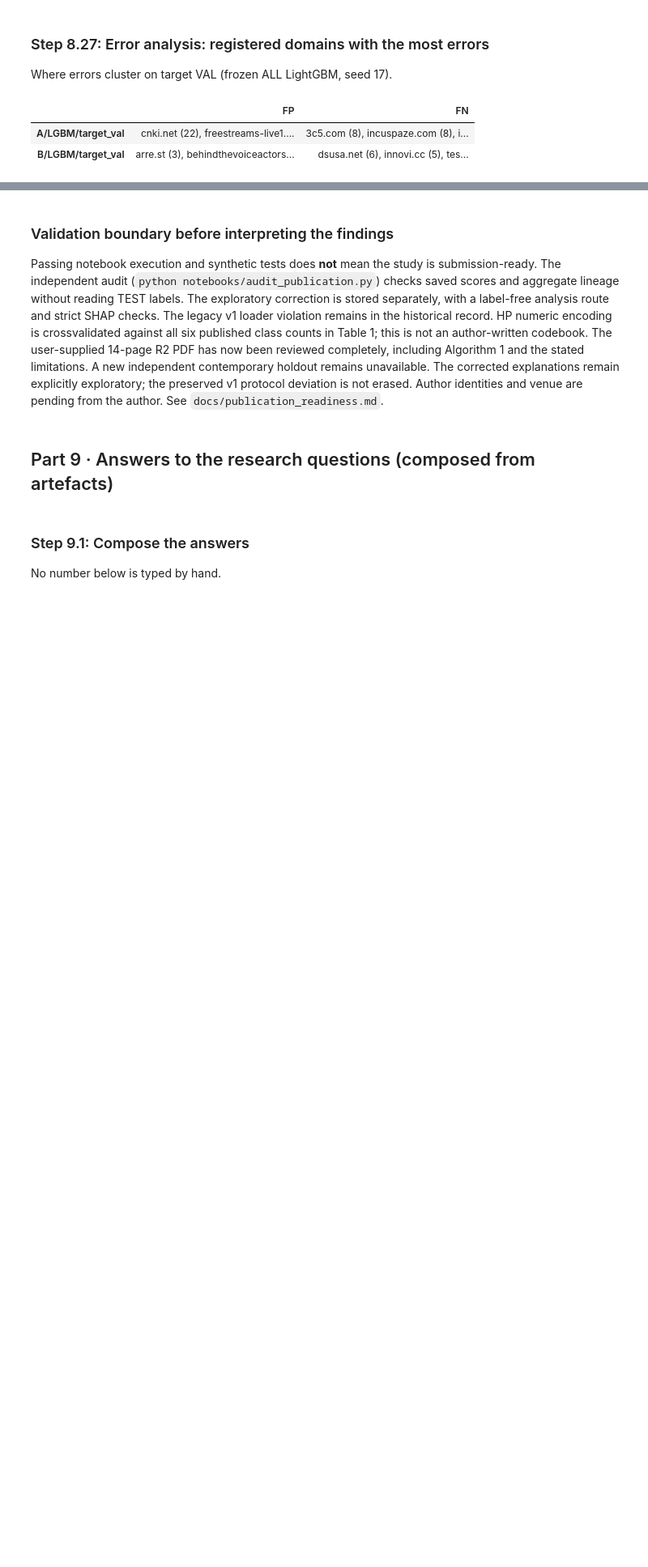
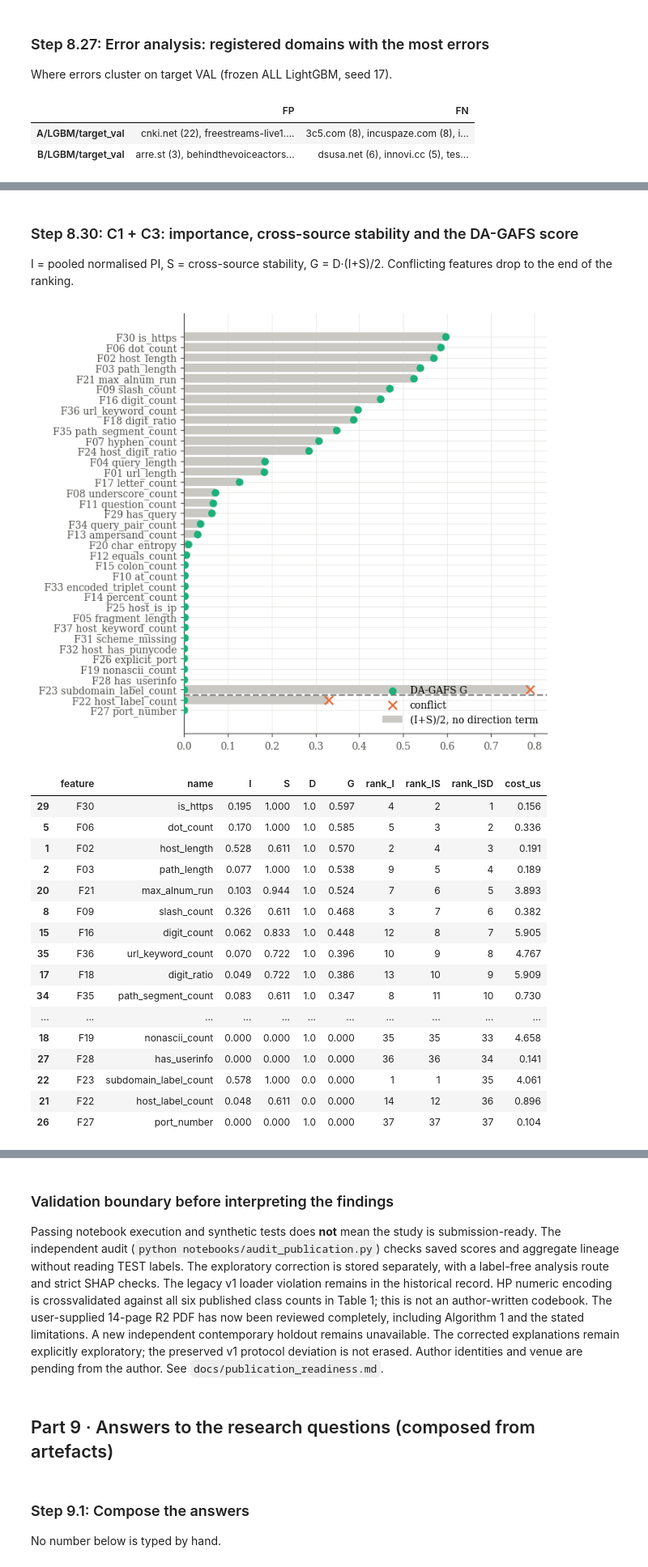
Before and after one commit to Athraynmhd/phishing-url-generalization, a Jupyter notebook: notebooks/phishing_research_pipeline.ipynb, the cells around one changed output, grey strips where cells are left out. Shown at 81% size. Cells and saved outputs as stored; diff of their text form; code cells hidden in the pictures; blank space fills up the shorter version.

```diff
--- a/notebooks/phishing_research_pipeline.ipynb
+++ b/notebooks/phishing_research_pipeline.ipynb
@@ -1114,0 +1141,7 @@ pd.DataFrame({k: {"FP": ", ".join(f"{d} ({c})" for d, c in v["fp"].items()), "FN
+# %%
+from phishresearch.extensions.dagafs import latest_dagafs
+DG = latest_dagafs(P)
+DG_MAN = json.loads((DG / "manifest.json").read_text(encoding="utf-8"))
+DG_RES = json.loads((DG / "results.json").read_text(encoding="utf-8"))
+print(DG.relative_to(ROOT))
+pd.Series({k: DG_MAN[k] for k in ("status", "decision", "setting", "partitions_used", "test_labels_read", "dataset_urls_opened")})
@@ -1114,0 +1163,4 @@ pd.DataFrame({k: {"FP": ", ".join(f"{d} ({c})" for d, c in v["fp"].items()), "FN
+# %%
+FT = pd.read_csv(DG / "features.csv")
+FT[["feature", "name", "r_A", "r_B", "conflict", "sign_stability_A", "sign_stability_B"]] \
+  .sort_values(["conflict", "feature"], ascending=[False, True]).round(3).head(12)
@@ -1114,0 +1181,31 @@ pd.DataFrame({k: {"FP": ", ".join(f"{d} ({c})" for d, c in v["fp"].items()), "FN
+# %% [markdown]
+### Step 8.30: C1 + C3: importance, cross-source stability and the DA-GAFS score
+
+I = pooled normalised PI, S = cross-source stability, G = D·(I+S)/2. Conflicting features drop to the end of the ranking.
+# %%
+o = FT.sort_values("rank_ISD", ascending=False)
+fig, ax = plt.subplots(figsize=(6, 7))
+ax.barh(o.feature + " " + o.name, o.IS, color="#c9c8c3", label="(I+S)/2, no direction term")
+ax.scatter(o.G, o.feature + " " + o.name, color="#1baf7a", zorder=3, label="DA-GAFS G")
+ax.scatter(o.IS[o.conflict], (o.feature + " " + o.name)[o.conflict], marker="x", color="#eb6834", s=60, zorder=4, label="conflict")
+ax.axhline(len(o) - DG_RES["k"] - 0.5, ls="--", color="grey"); ax.legend(loc="lower right"); plt.show()
+FT.sort_values("rank_ISD")[["feature", "name", "I", "S", "D", "G", "rank_I", "rank_IS", "rank_ISD", "cost_us"]].round(3).head(DG_RES["k"] + 3)
+# %% [output]
+[figure, added]
+|  | feature | name | I | S | D | G | rank_I | rank_IS | rank_ISD | cost_us |
+| 29 | F30 | is_https | 0.195 | 1.000 | 1.0 | 0.597 | 4 | 2 | 1 | 0.156 |
+| 5 | F06 | dot_count | 0.170 | 1.000 | 1.0 | 0.585 | 5 | 3 | 2 | 0.336 |
+| 1 | F02 | host_length | 0.528 | 0.611 | 1.0 | 0.570 | 2 | 4 | 3 | 0.191 |
+| 2 | F03 | path_length | 0.077 | 1.000 | 1.0 | 0.538 | 9 | 5 | 4 | 0.189 |
+| 20 | F21 | max_alnum_run | 0.103 | 0.944 | 1.0 | 0.524 | 7 | 6 | 5 | 3.893 |
+| 8 | F09 | slash_count | 0.326 | 0.611 | 1.0 | 0.468 | 3 | 7 | 6 | 0.382 |
+| 15 | F16 | digit_count | 0.062 | 0.833 | 1.0 | 0.448 | 12 | 8 | 7 | 5.905 |
+| 35 | F36 | url_keyword_count | 0.070 | 0.722 | 1.0 | 0.396 | 10 | 9 | 8 | 4.767 |
+| 17 | F18 | digit_ratio | 0.049 | 0.722 | 1.0 | 0.386 | 13 | 10 | 9 | 5.909 |
+| 34 | F35 | path_segment_count | 0.083 | 0.611 | 1.0 | 0.347 | 8 | 11 | 10 | 0.730 |
+| ... | ... | ... | ... | ... | ... | ... | ... | ... | ... | ... |
+| 18 | F19 | nonascii_count | 0.000 | 0.000 | 1.0 | 0.000 | 35 | 35 | 33 | 4.658 |
+| 27 | F28 | has_userinfo | 0.000 | 0.000 | 1.0 | 0.000 | 36 | 36 | 34 | 0.141 |
+| 22 | F23 | subdomain_label_count | 0.578 | 1.000 | 0.0 | 0.000 | 1 | 1 | 35 | 4.061 |
+| 21 | F22 | host_label_count | 0.048 | 0.611 | 0.0 | 0.000 | 14 | 12 | 36 | 0.896 |
+| 26 | F27 | port_number | 0.000 | 0.000 | 1.0 | 0.000 | 37 | 37 | 37 | 0.104 |
```
Also changed, not shown: parts of 21 cells of this notebook, 56 other files.
